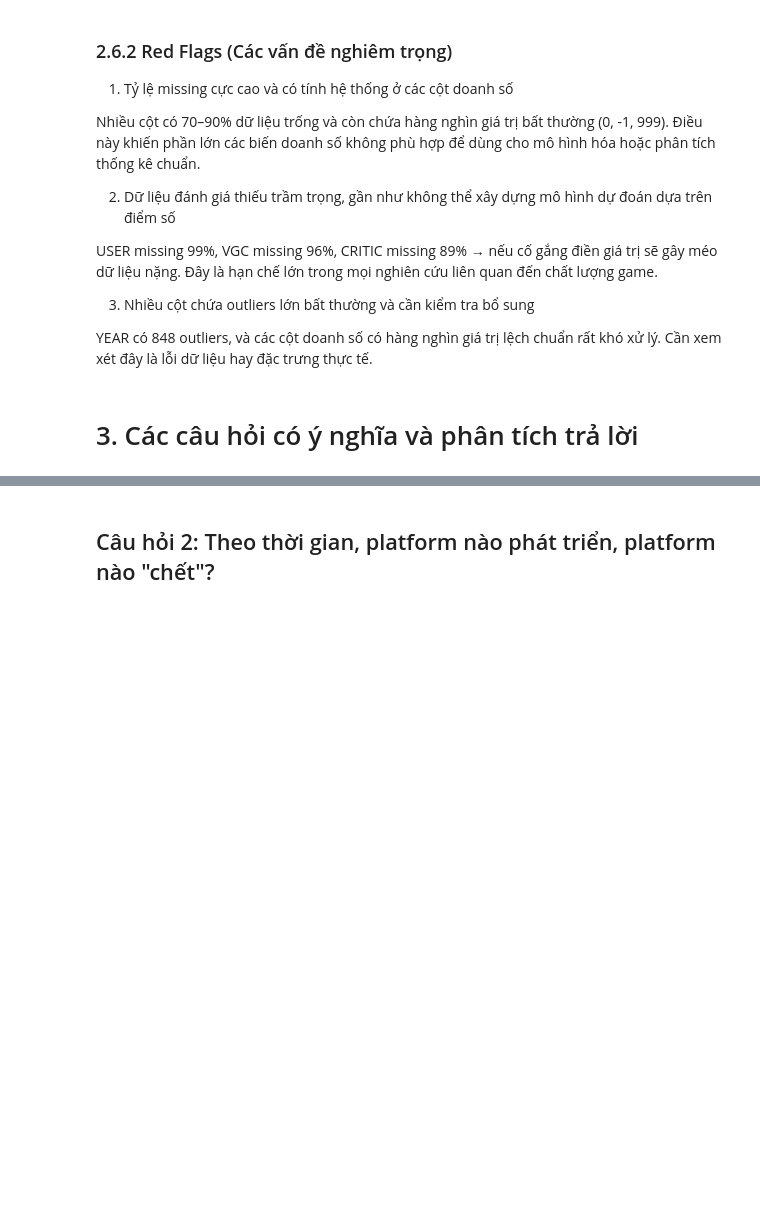
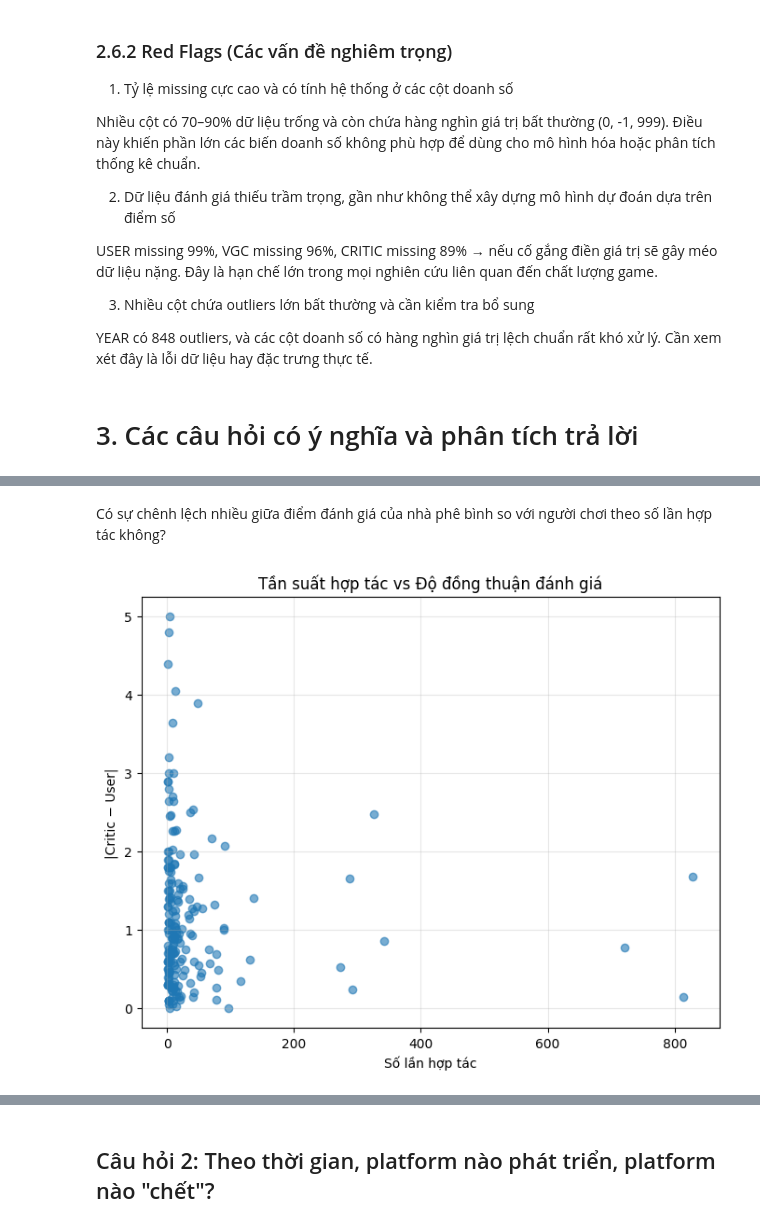
Before and after one commit to chichic21039/LTKHDL-GameDataset, a Jupyter notebook: GameDataset.ipynb, the cells around one changed output, grey strips where cells are left out. Drawn from its saved outputs; the diff is of its cells as text; code cells hidden in the pictures; blank space fills up the shorter version.

```diff
--- a/GameDataset.ipynb
+++ b/GameDataset.ipynb
@@ -879,0 +994,15 @@ YEAR có 848 outliers, và các cột doanh số có hàng nghìn giá trị l
+# %% [markdown]
+Có sự chênh lệch nhiều giữa điểm đánh giá của nhà phê bình so với người chơi theo số lần hợp tác không?
+# %%
+pairs['score_gap'] = abs(pairs['critic_mean'] - pairs['user_mean'])
+
+plt.figure(figsize=(8,6))
+plt.scatter(pairs['count'], pairs['score_gap'], alpha=0.6)
+
+plt.xlabel("Số lần hợp tác")
+plt.ylabel("|Critic − User|")
+plt.title("Tần suất hợp tác vs Độ đồng thuận đánh giá")
+plt.grid(alpha=0.3)
+plt.show()
+# %% [output]
+[figure, added]
```
Also changed, not shown: parts of 39 cells of this notebook.
